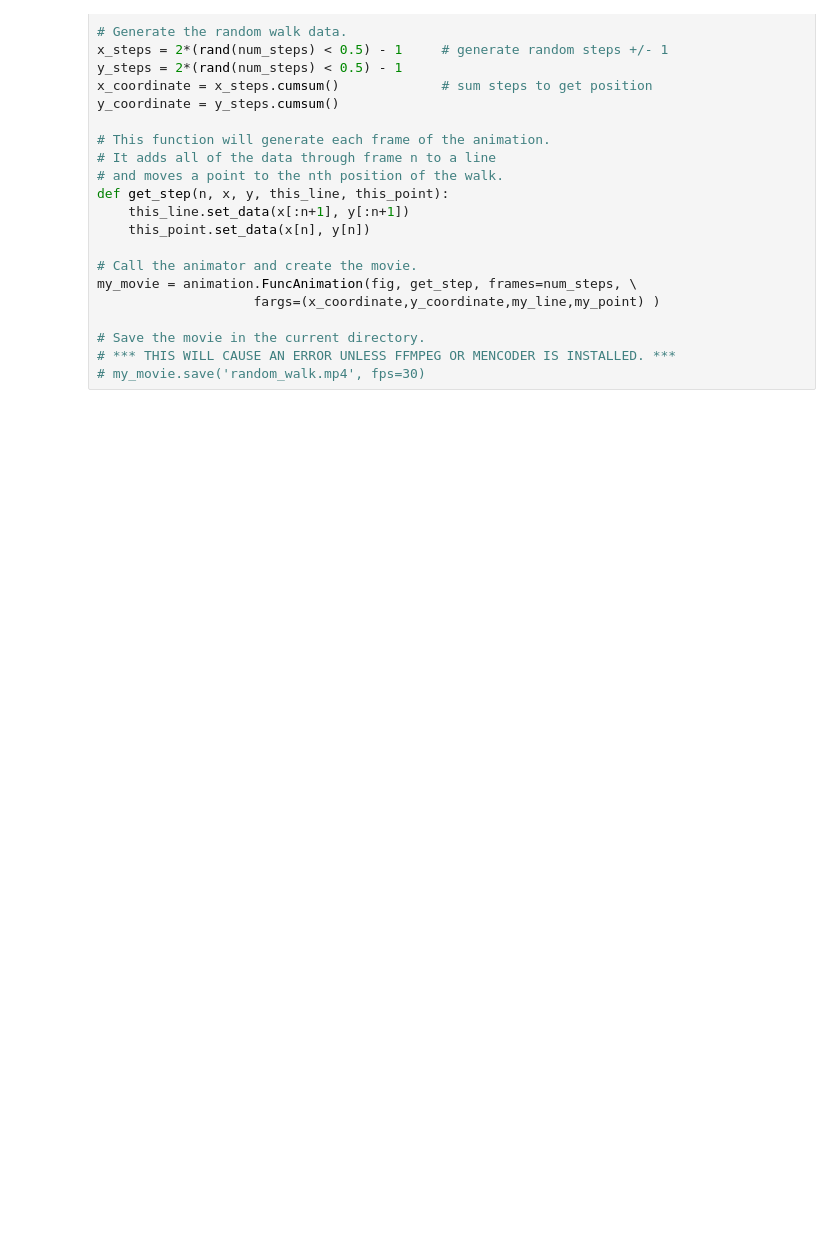
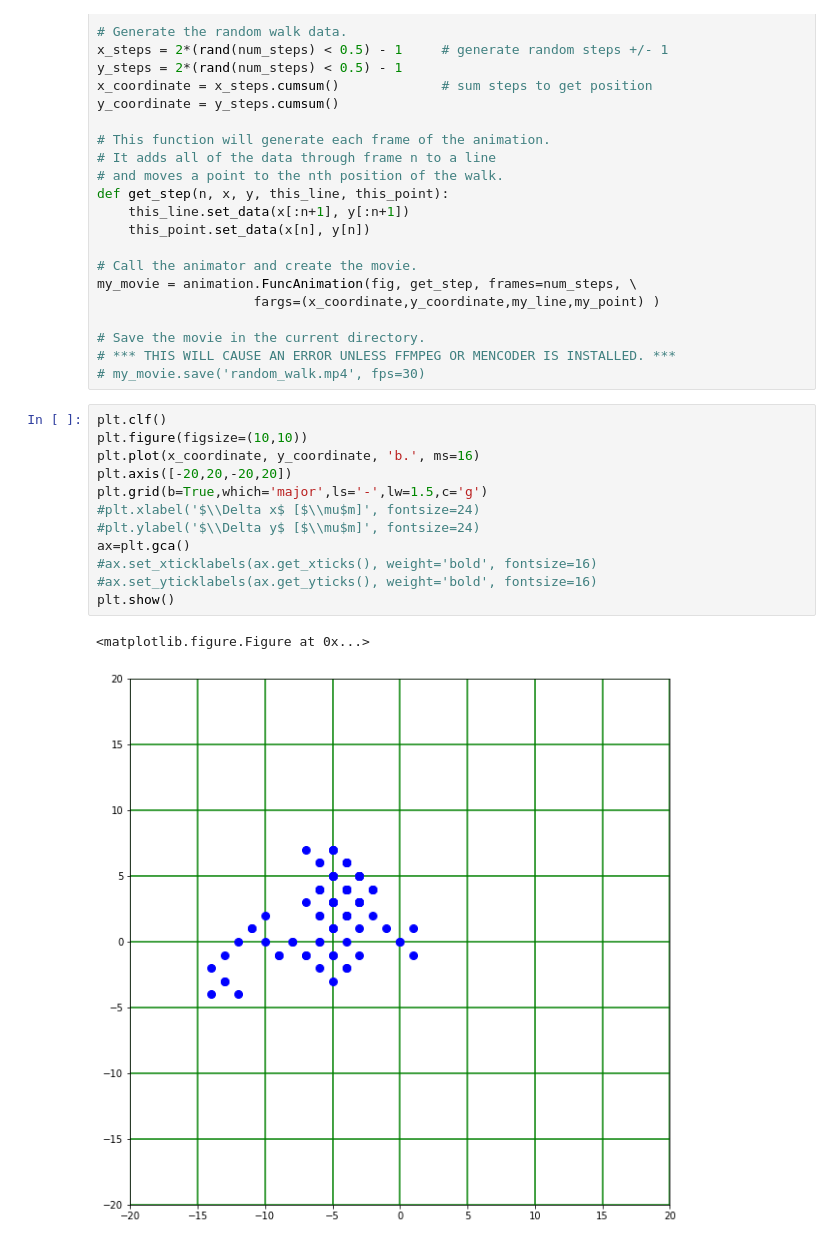
Before and after one commit to tongbaojia/Harvard_Ph12b, a Jupyter notebook: Lab0/walker.ipynb, the cells around one changed output. Cells and saved outputs as stored; diff of their text form; blank space fills up the shorter version.

```diff
--- a/Lab0/walker.ipynb
+++ b/Lab0/walker.ipynb
@@ -42,3 +42,18 @@ my_movie = animation.FuncAnimation(fig, get_step, frames=num_steps, \
 # Save the movie in the current directory.
 # *** THIS WILL CAUSE AN ERROR UNLESS FFMPEG OR MENCODER IS INSTALLED. ***
 # my_movie.save('random_walk.mp4', fps=30)
+# %%
+plt.clf()
+plt.figure(figsize=(10,10))
+plt.plot(x_coordinate, y_coordinate, 'b.', ms=16)
+plt.axis([-20,20,-20,20])
+plt.grid(b=True,which='major',ls='-',lw=1.5,c='g')
+#plt.xlabel('$\\Delta x$ [$\\mu$m]', fontsize=24)
+#plt.ylabel('$\\Delta y$ [$\\mu$m]', fontsize=24)
+ax=plt.gca()
+#ax.set_xticklabels(ax.get_xticks(), weight='bold', fontsize=16)
+#ax.set_yticklabels(ax.get_yticks(), weight='bold', fontsize=16)
+plt.show()
+# %% [output]
+<matplotlib.figure.Figure at 0x...>
+[figure, added]
```
Also changed, not shown: 18 other files.
